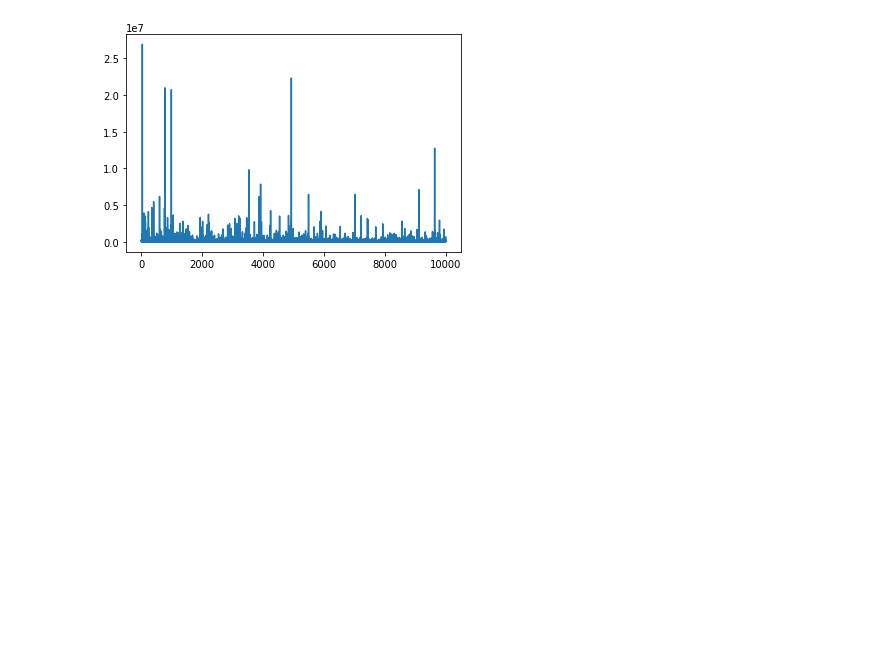
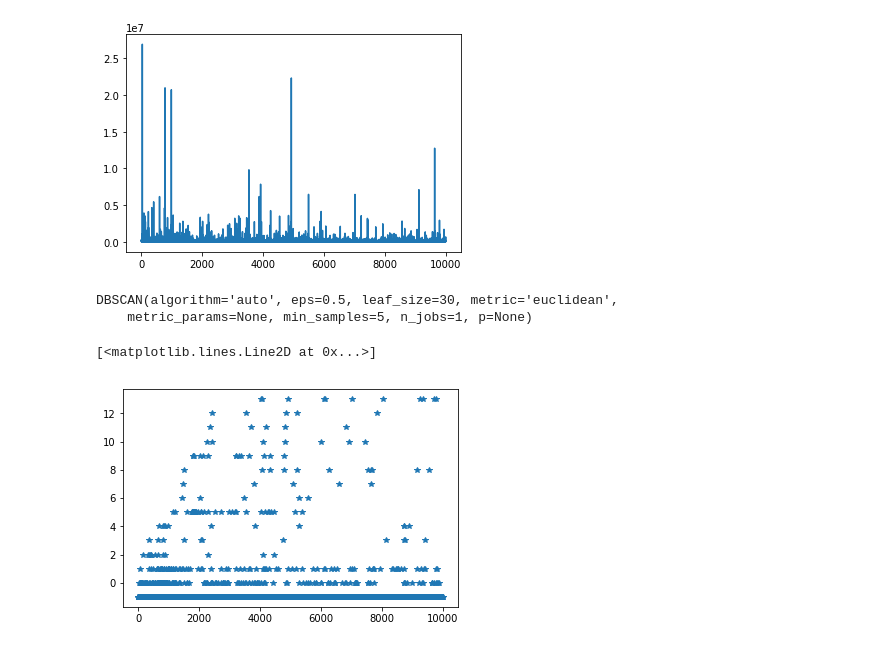
Before and after one commit to anirbanrkmission/Edelweiss-Hackathon-Machine-Learning, a Jupyter notebook: Customer_Cleaning.ipynb, the cells around one changed output. Saved outputs shown, nothing was run; the diff lists cells and outputs as text; code cells hidden in the pictures; blank space fills up the shorter version.

```diff
--- a/Customer_Cleaning.ipynb
+++ b/Customer_Cleaning.ipynb
@@ -146,0 +149,14 @@ plt.plot(cust_data['NETTAKEHOMEINCOME'])
+# %%
+dbsc = DBSCAN(eps=0.5, min_samples=5)
+# %%
+dbsc.fit(cust_data)
+# %% [output]
+DBSCAN(algorithm='auto', eps=0.5, leaf_size=30, metric='euclidean',
+    metric_params=None, min_samples=5, n_jobs=1, p=None)
+# %%
+cust_cluster = dbsc.labels_
+# %%
+plt.plot(cust_cluster, '*')
+# %% [output]
+[<matplotlib.lines.Line2D at 0x...>]
+[figure, added]
```
Also changed, not shown: parts of 1 cell of this notebook.
